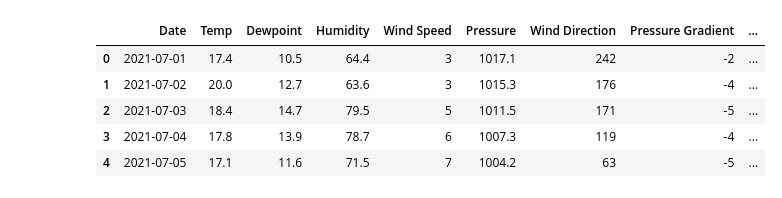
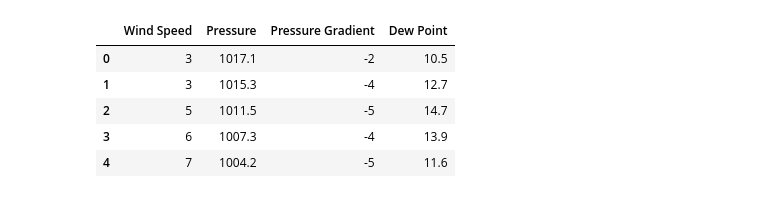
Before and after one commit to MMarouni/Wind-Speed-Predictions, a Jupyter notebook: testing results/test-july-London.ipynb, the cells around one changed output. Saved outputs shown, nothing was run; the diff lists cells and outputs as text; code cells hidden in the pictures.

```diff
--- a/testing results/test-july-London.ipynb
+++ b/testing results/test-july-London.ipynb
@@ -122,10 +98,10 @@ Epoch 00566: early stopping
 # %%
-df_test=pd.read_excel('Test-july-London.xlsx')
+df_test=pd.read_excel('London-Test-Data.xlsx')
 df_test.head()
 # %% [output]
-|  | Date | Temp | Dewpoint | Humidity | Wind Speed | Pressure | Wind Direction | Pressure Gradient | ... |
-| 0 | 2021-07-01 | 17.4 | 10.5 | 64.4 | 3 | 1017.1 | 242 | -2 | ... |
-| 1 | 2021-07-02 | 20.0 | 12.7 | 63.6 | 3 | 1015.3 | 176 | -4 | ... |
-| 2 | 2021-07-03 | 18.4 | 14.7 | 79.5 | 5 | 1011.5 | 171 | -5 | ... |
-| 3 | 2021-07-04 | 17.8 | 13.9 | 78.7 | 6 | 1007.3 | 119 | -4 | ... |
-| 4 | 2021-07-05 | 17.1 | 11.6 | 71.5 | 7 | 1004.2 | 63 | -5 | ... |
+|  | Wind Speed | Pressure | Pressure Gradient | Dew Point |
+| 0 | 3 | 1017.1 | -2 | 10.5 |
+| 1 | 3 | 1015.3 | -4 | 12.7 |
+| 2 | 5 | 1011.5 | -5 | 14.7 |
+| 3 | 6 | 1007.3 | -4 | 13.9 |
+| 4 | 7 | 1004.2 | -5 | 11.6 |
```
Also changed, not shown: parts of 13 cells of this notebook, 16 other files.
